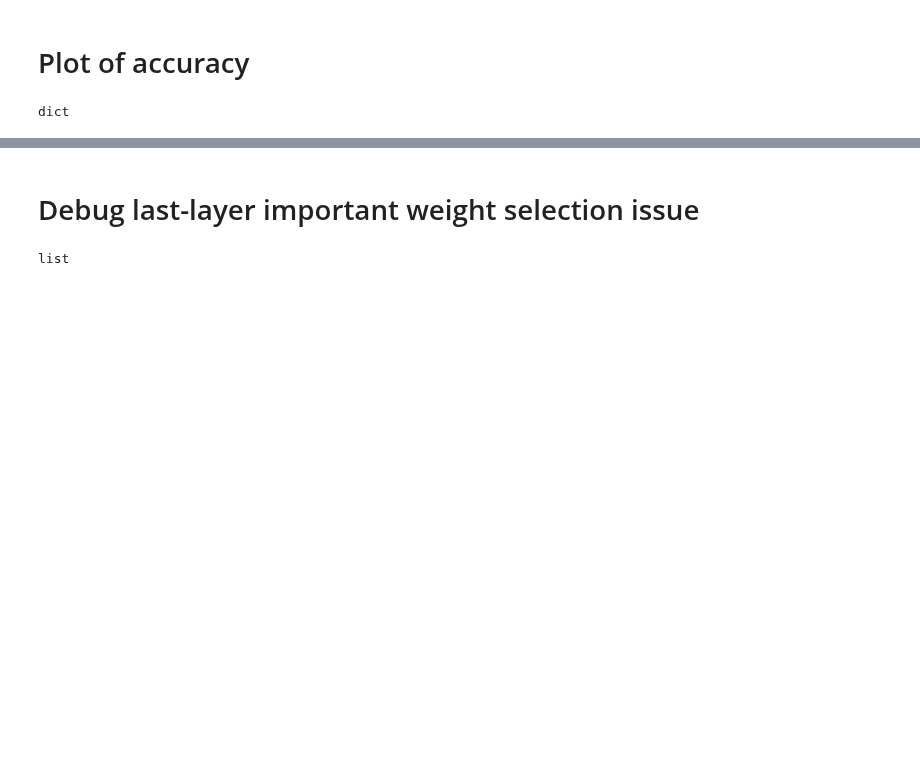
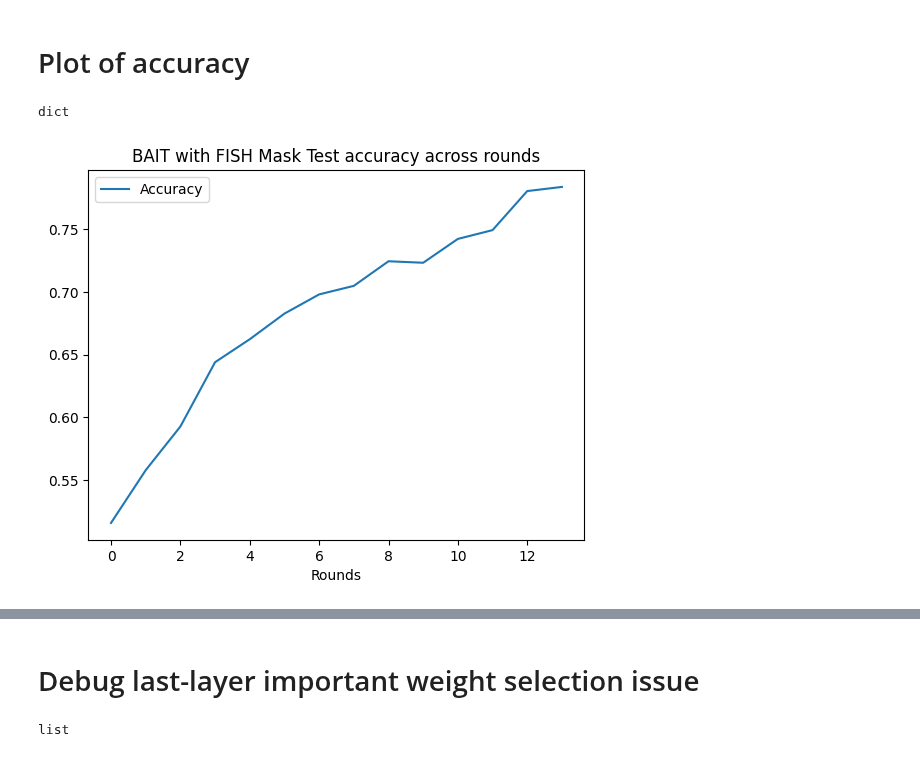
Before and after one commit to sgchr273/FisherMask, a Jupyter notebook: viz.ipynb, the cells around one changed output, grey strips where cells are left out. Cells and saved outputs as stored; diff of their text form; code cells hidden in the pictures; blank space fills up the shorter version.

```diff
--- a/viz.ipynb
+++ b/viz.ipynb
@@ -238,10 +238,21 @@ plt.show()
 # %% [markdown]
 # Plot of accuracy
 # %%
+import pickle
+exp_savefile = "exper25K_1per_aug_chunkfix"
 rd_accs = pickle.load(open("Save/Round_accuracies/Accuracy_for_" + exp_savefile + ".p", "rb"))
 type(rd_accs)
 # %% [output]
 dict
+# %%
+import matplotlib.pyplot as plt
+plt.plot([rd_accs['FISH'][r] for r in range(len(rd_accs['FISH']))], label='Accuracy')
+plt.xlabel('Rounds')
+plt.title('BAIT with FISH Mask Test accuracy across rounds')
+plt.legend()
+plt.show()
+# %% [output]
+[figure, added]
 # %%
 # list(rd_accs.keys())
 # len(rd_accs['FISH'])
```
Also changed, not shown: parts of 8 cells of this notebook, 5 other files.
